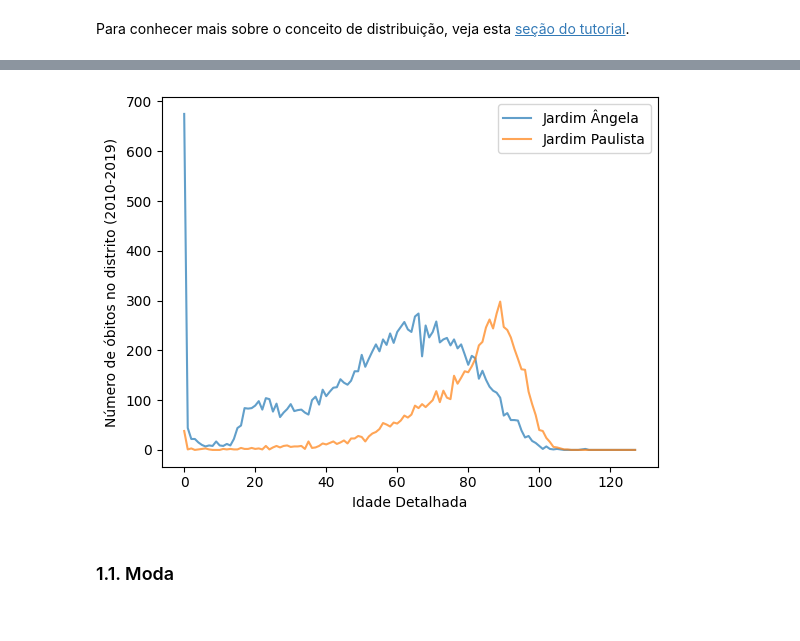
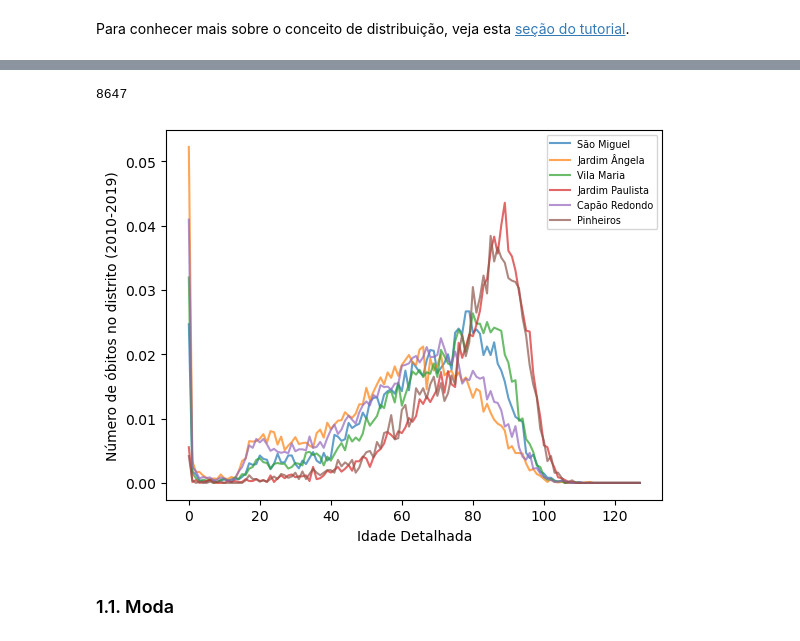
Before and after one commit to tecMTST/tutorial-de-dados, a Jupyter notebook: 06_expectativa-de-vida/15_medidas-de-tendencia-central.ipynb, the cells around one changed output, grey strips where cells are left out. Drawn from its saved outputs; the diff is of its cells as text; code cells hidden in the pictures.

```diff
--- a/06_expectativa-de-vida/15_medidas-de-tendencia-central.ipynb
+++ b/06_expectativa-de-vida/15_medidas-de-tendencia-central.ipynb
@@ -27,13 +45,17 @@ obitos_por_distrito_df = pd.read_csv('dados/limpos/obitos-resid_por_idade_distri
+# %%
+obitos_por_distrito_df['Água Rasa'].sum()
+# %% [output]
+8647
 # %%
 # Comparando a distribuição dos óbitos por idade, para diferentes distritos:
-distritos_selecionados = ['Jardim Ângela', 'Jardim Paulista']
+distritos_selecionados = ['São Miguel','Jardim Ângela','Vila Maria', 'Jardim Paulista','Capão Redondo','Pinheiros']
 for distrito in distritos_selecionados:
-    obitos_por_distrito_df.set_index('Idade Detalhada')[distrito].plot(label=distrito, alpha=0.7)
+    (obitos_por_distrito_df.set_index('Idade Detalhada')[distrito]/obitos_por_distrito_df[distrito].sum()).plot(label=distrito, alpha=0.7)
 pl.ylabel('Número de óbitos no distrito (2010-2019)')
-pl.legend()
+pl.legend(loc='upper right',fontsize='x-small')
 pl.show()
 # %% [output]
-[figure, old version]
+[figure, new version]
 # %% [markdown]
 <a id="moda"></a>
 ### 1.1. Moda
```
Also changed, not shown: parts of 12 cells of this notebook.
